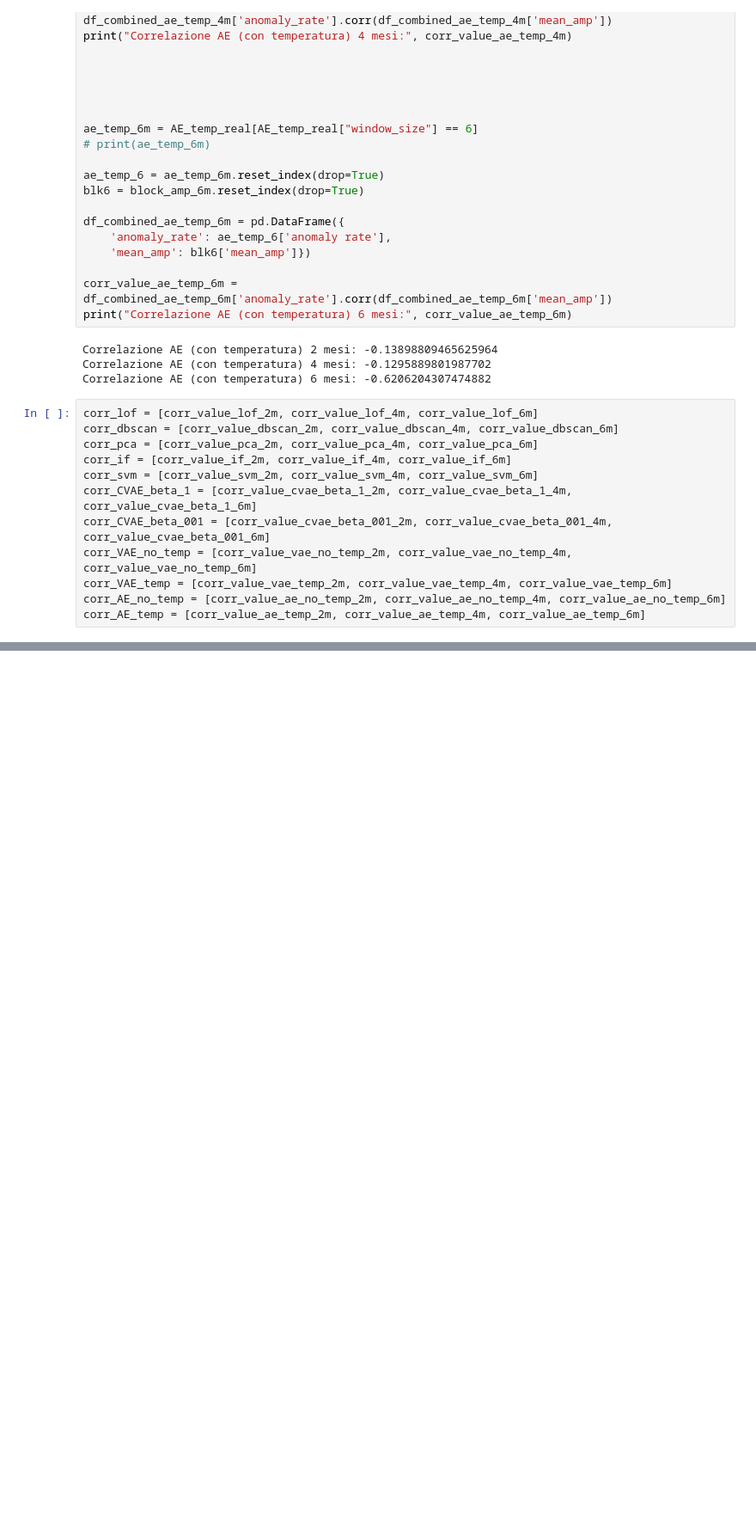
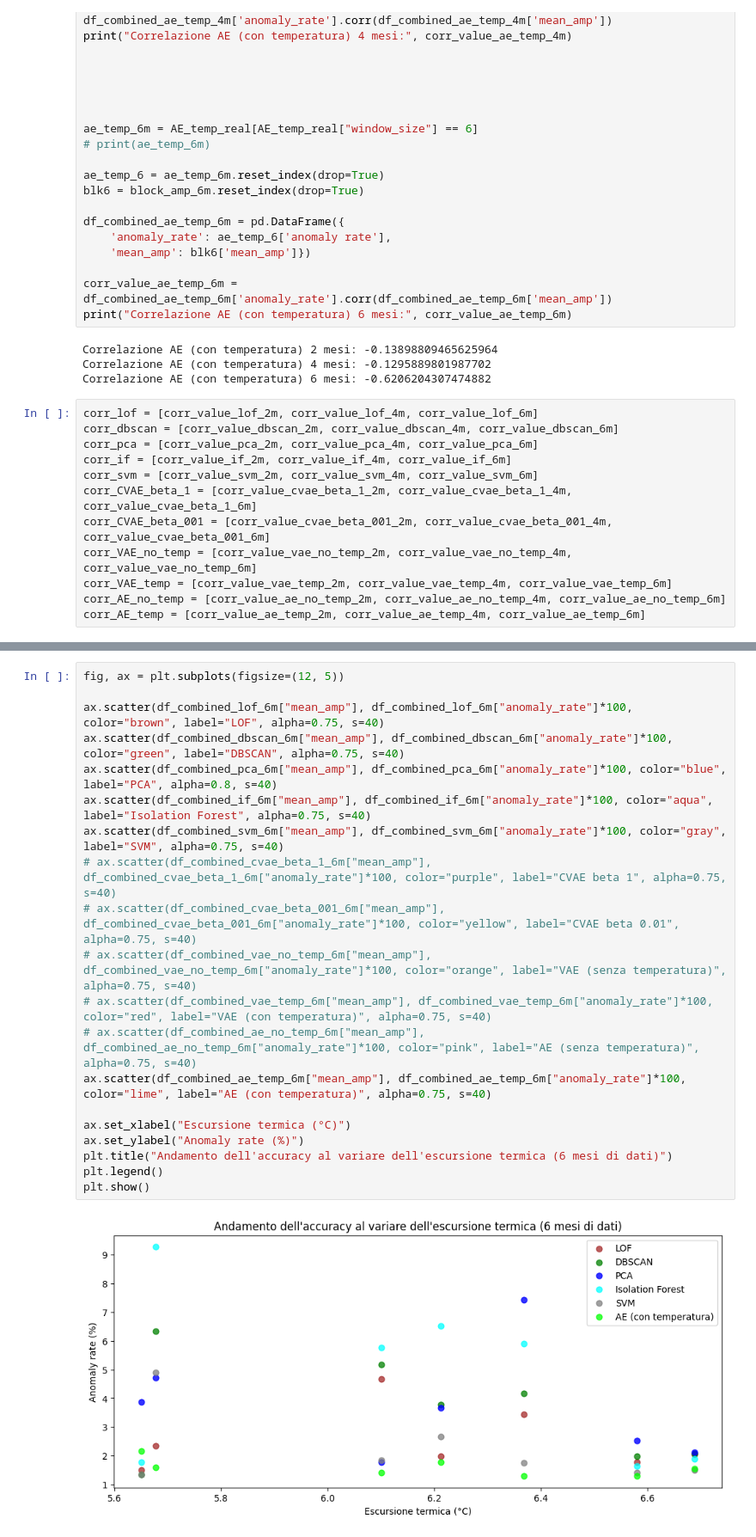
Before and after one commit to RickyF404/Tesi, a Jupyter notebook: Graphs.ipynb, the cells around one changed output, grey strips where cells are left out. Shown at 86% size. Saved outputs shown, nothing was run; the diff lists cells and outputs as text; blank space fills up the shorter version.

```diff
--- a/Graphs.ipynb
+++ b/Graphs.ipynb
@@ -1659,0 +1706,22 @@ plt.show()
+# %%
+fig, ax = plt.subplots(figsize=(12, 5))
+
+ax.scatter(df_combined_lof_6m["mean_amp"], df_combined_lof_6m["anomaly_rate"]*100, color="brown", label="LOF", alpha=0.75, s=40)
+ax.scatter(df_combined_dbscan_6m["mean_amp"], df_combined_dbscan_6m["anomaly_rate"]*100, color="green", label="DBSCAN", alpha=0.75, s=40)
+ax.scatter(df_combined_pca_6m["mean_amp"], df_combined_pca_6m["anomaly_rate"]*100, color="blue", label="PCA", alpha=0.8, s=40)
+ax.scatter(df_combined_if_6m["mean_amp"], df_combined_if_6m["anomaly_rate"]*100, color="aqua", label="Isolation Forest", alpha=0.75, s=40)
+ax.scatter(df_combined_svm_6m["mean_amp"], df_combined_svm_6m["anomaly_rate"]*100, color="gray", label="SVM", alpha=0.75, s=40)
+# ax.scatter(df_combined_cvae_beta_1_6m["mean_amp"], df_combined_cvae_beta_1_6m["anomaly_rate"]*100, color="purple", label="CVAE beta 1", alpha=0.75, s=40)
+# ax.scatter(df_combined_cvae_beta_001_6m["mean_amp"], df_combined_cvae_beta_001_6m["anomaly_rate"]*100, color="yellow", label="CVAE beta 0.01", alpha=0.75, s=40)
+# ax.scatter(df_combined_vae_no_temp_6m["mean_amp"], df_combined_vae_no_temp_6m["anomaly_rate"]*100, color="orange", label="VAE (senza temperatura)", alpha=0.75, s=40)
+# ax.scatter(df_combined_vae_temp_6m["mean_amp"], df_combined_vae_temp_6m["anomaly_rate"]*100, color="red", label="VAE (con temperatura)", alpha=0.75, s=40)
+# ax.scatter(df_combined_ae_no_temp_6m["mean_amp"], df_combined_ae_no_temp_6m["anomaly_rate"]*100, color="pink", label="AE (senza temperatura)", alpha=0.75, s=40)
+ax.scatter(df_combined_ae_temp_6m["mean_amp"], df_combined_ae_temp_6m["anomaly_rate"]*100, color="lime", label="AE (con temperatura)", alpha=0.75, s=40)
+
+ax.set_xlabel("Escursione termica (°C)")
+ax.set_ylabel("Anomaly rate (%)")
+plt.title("Andamento dell'accuracy al variare dell'escursione termica (6 mesi di dati)")
+plt.legend()
+plt.show()
+# %% [output]
+[figure, added]
```
Also changed, not shown: parts of 4 cells of this notebook.
